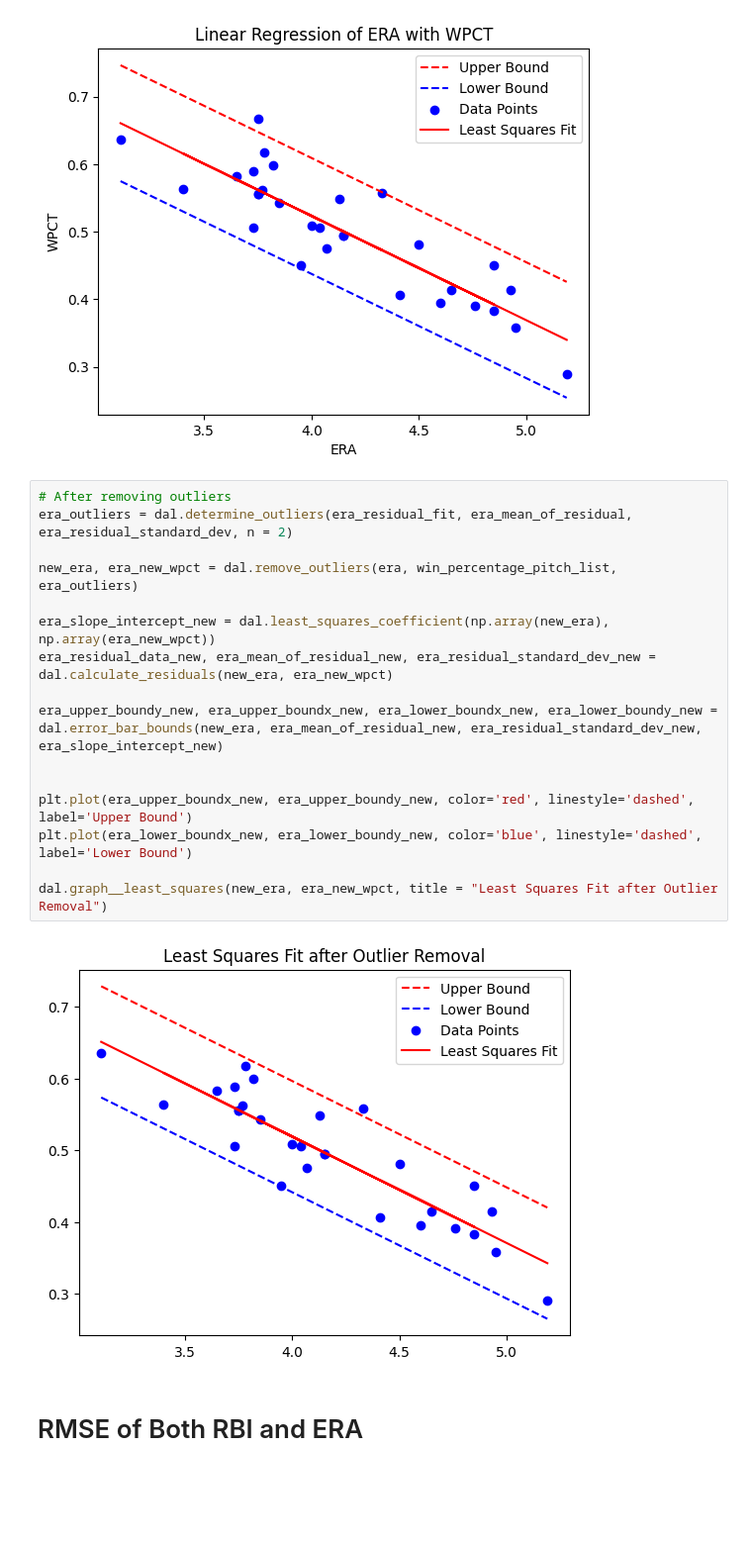
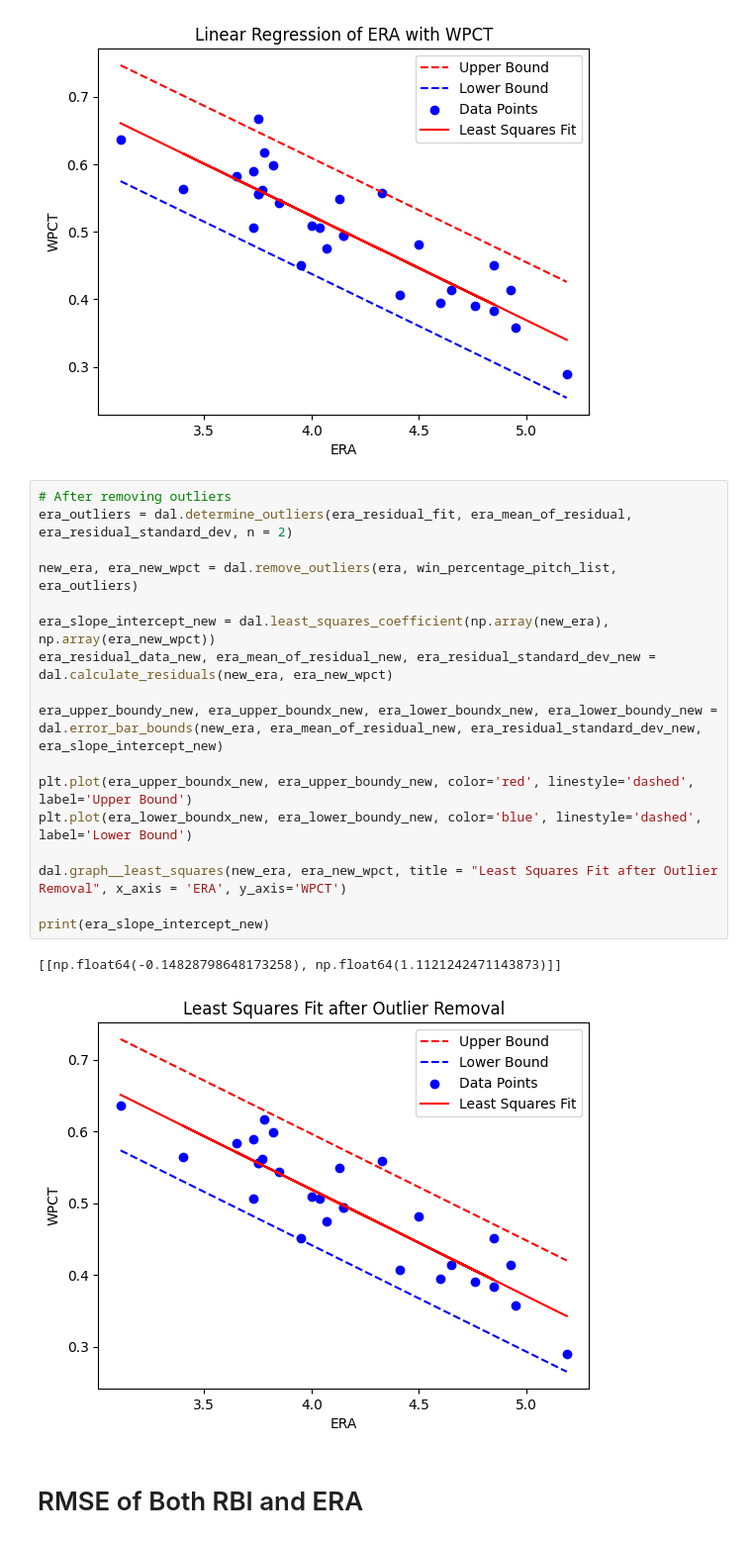
Before and after one commit to Quilhar/DataAnalytics, a Jupyter notebook: Stats/moneyball.ipynb, the cells around one changed output. Shown at 99% size. Saved outputs shown, nothing was run; the diff lists cells and outputs as text; blank space fills up the shorter version.

```diff
--- a/Stats/moneyball.ipynb
+++ b/Stats/moneyball.ipynb
@@ -123,21 +126,23 @@ dal.graph__least_squares(era, win_percentage_pitch_list, x_axis = 'ERA', y_axis
 # %%
 # After removing outliers
 era_outliers = dal.determine_outliers(era_residual_fit, era_mean_of_residual, era_residual_standard_dev, n = 2)
 
 new_era, era_new_wpct = dal.remove_outliers(era, win_percentage_pitch_list, era_outliers)
 
 era_slope_intercept_new = dal.least_squares_coefficient(np.array(new_era), np.array(era_new_wpct))
 era_residual_data_new, era_mean_of_residual_new, era_residual_standard_dev_new = dal.calculate_residuals(new_era, era_new_wpct)
 
 era_upper_boundy_new, era_upper_boundx_new, era_lower_boundx_new, era_lower_boundy_new = dal.error_bar_bounds(new_era, era_mean_of_residual_new, era_residual_standard_dev_new, era_slope_intercept_new)
 
-
 plt.plot(era_upper_boundx_new, era_upper_boundy_new, color='red', linestyle='dashed', label='Upper Bound')
 plt.plot(era_lower_boundx_new, era_lower_boundy_new, color='blue', linestyle='dashed', label='Lower Bound')
 
-dal.graph__least_squares(new_era, era_new_wpct, title = "Least Squares Fit after Outlier Removal")
+dal.graph__least_squares(new_era, era_new_wpct, title = "Least Squares Fit after Outlier Removal", x_axis = 'ERA', y_axis='WPCT')
+
+print(era_slope_intercept_new)
 # %% [output]
+[[np.float64(-0.14828798648173258), np.float64(1.1121242471143873)]]
-[figure, old version]
+[figure, new version]
 # %% [markdown]
 # RMSE of Both RBI and ERA
 # %%
```
Also changed, not shown: parts of 1 cell of this notebook.
